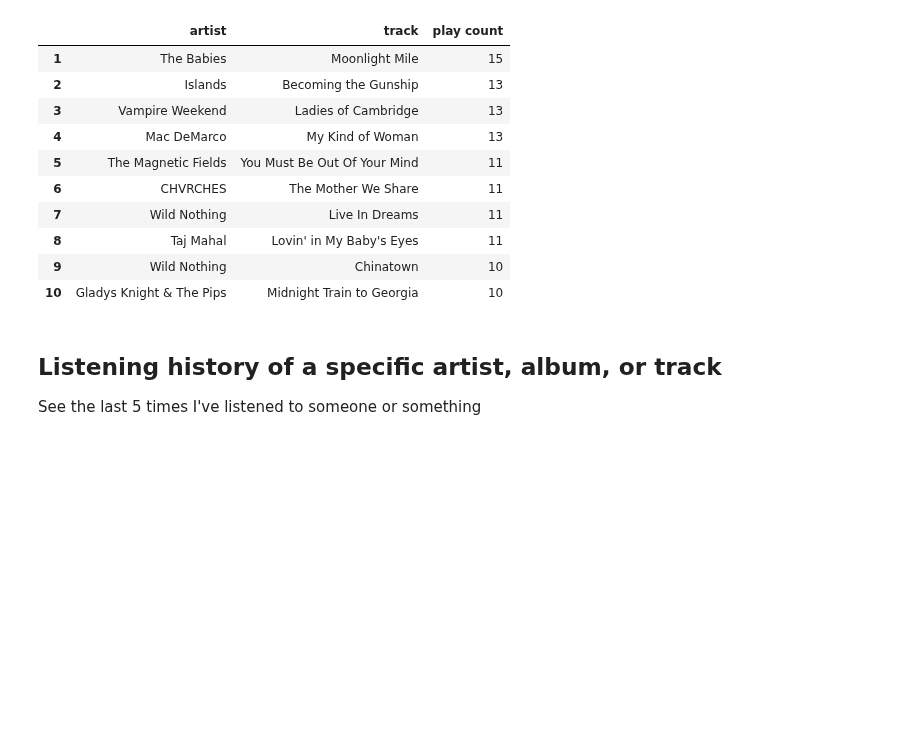
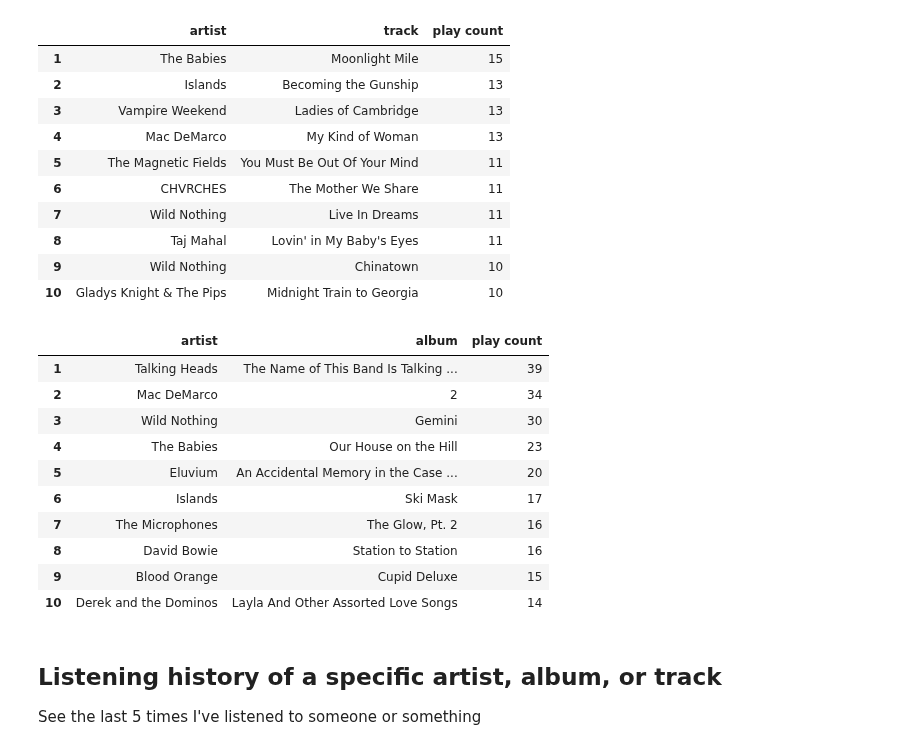
Before and after one commit to gboeing/data-visualization, a Jupyter notebook: lastfm-listening-history/lastfm_analysis.ipynb, the cells around one changed output. Cells and saved outputs as stored; diff of their text form; code cells hidden in the pictures; blank space fills up the shorter version.

```diff
--- a/lastfm-listening-history/lastfm_analysis.ipynb
+++ b/lastfm-listening-history/lastfm_analysis.ipynb
@@ -381,6 +403,24 @@ tracks_month.head(10)
 | 8 | Taj Mahal | Lovin' in My Baby's Eyes | 11 |
 | 9 | Wild Nothing | Chinatown | 10 |
 | 10 | Gladys Knight & The Pips | Midnight Train to Georgia | 10 |
+# %%
+# what albums did i play the most that month?
+albums_month = scrobbles_month.groupby(['artist', 'album']).count().sort_values('timestamp', ascending=False)
+albums_month = albums_month.reset_index().rename(columns={'timestamp':'play count'})[['artist', 'album', 'play count']]
+albums_month.index = [n + 1 for n in albums_month.index]
+albums_month.head(10)
+# %% [output]
+|  | artist | album | play count |
+| 1 | Talking Heads | The Name of This Band Is Talking ... | 39 |
+| 2 | Mac DeMarco | 2 | 34 |
+| 3 | Wild Nothing | Gemini | 30 |
+| 4 | The Babies | Our House on the Hill | 23 |
+| 5 | Eluvium | An Accidental Memory in the Case ... | 20 |
+| 6 | Islands | Ski Mask | 17 |
+| 7 | The Microphones | The Glow, Pt. 2 | 16 |
+| 8 | David Bowie | Station to Station | 16 |
+| 9 | Blood Orange | Cupid Deluxe | 15 |
+| 10 | Derek and the Dominos | Layla And Other Assorted Love Songs | 14 |
 # %% [markdown]
 ## Listening history of a specific artist, album, or track
 
```
Also changed, not shown: parts of 31 cells of this notebook, 12 other files.
